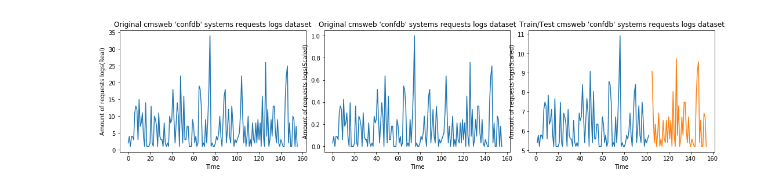
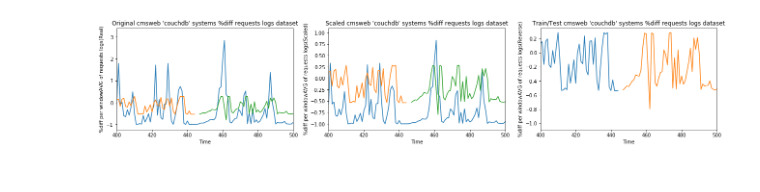
Before and after one commit to operationalintelligence/EmailAlertingSystem, a Jupyter notebook: StreamingNotebook/LSTM.ipynb, the cells around one changed output. Saved outputs shown, nothing was run; the diff lists cells and outputs as text; code cells hidden in the pictures.

Commit message:
:sparkles: update new plot

```diff
--- a/StreamingNotebook/LSTM.ipynb
+++ b/StreamingNotebook/LSTM.ipynb
@@ -65,11 +95,12 @@ alerts_pd=alerts_df.toPandas()
 # %%
 import matplotlib.pyplot as plt
 import pandas as pd
-filter_data=alerts_pd[(alerts_pd.system =='confdb')]
+filter_data=alerts_pd[(alerts_pd.system =='couchdb')]
 # %%
 filter_data.set_index('date', inplace=True)
 # %%
-prep=filter_data[['count']]
+# prep=filter_data[['count']]
+prep=filter_data[['%diff']]
 # print(prep.sort_values(by='date'))
 # %%
 # prep.dropna()
@@ -79,7 +121,7 @@ False
 # %%
 %matplotlib inline
 
-prep_fix=prep.loc['2019-06-27':'2019-07-9']
+prep_fix=prep.loc['2019-07-1 22:00:00':'2019-07-2 21:00:00']
 prep_fix.plot()
 # prep.plot()
 # %% [output]
@@ -100,5 +142,5 @@ np.random.seed(7)
 prep_fix=prep_fix.sort_values("date")
 # %%
 # normalize the dataset
-scaler = MinMaxScaler(feature_range=(0, 1))
+scaler = MinMaxScaler(feature_range=(-1,1))
 dataset = scaler.fit_transform(prep_fix)
@@ -194,39 +237,41 @@ Test Score: 6.20 RMSE
 # %%
 # shift train predictions for plotting
 trainPredictPlot = np.empty_like(dataset)
 trainPredictPlot[:, :] = np.nan
 trainPredictPlot[look_back:len(trainPredict)+look_back, :] = trainPredict
 # shift test predictions for plotting
 testPredictPlot = np.empty_like(dataset)
 testPredictPlot[:, :] = np.nan
 testPredictPlot[len(trainPredict)+(look_back*2)+1:len(dataset)-1, :] = testPredict
 
 # plot baseline and predictions
 
 fig, (ax1, ax2,ax3) = plt.subplots(nrows=1, ncols=3)
 
 ax1.plot(scaler.inverse_transform(dataset))
-ax1.set_title('Original cmsweb \'confdb\' systems requests logs dataset')
-ax1.set_ylabel('Amount of requests logs(Real)')
+ax1.plot(trainPredictPlot)
+ax1.plot(testPredictPlot)
+ax1.set_title('Original cmsweb \'couchdb\' systems %diff requests logs dataset')
+ax1.set_ylabel('%diff per windowAVG of requests logs(Real)')
 ax1.set_xlabel('Time')
-# plt.subplot(1, 2, 1)
-# ax1.plot(scaler.inverse_transform(dataset))
+
 ax2.plot(dataset)
-ax2.set_title('Original cmsweb \'confdb\' systems requests logs dataset')
-ax2.set_ylabel('Amount of requests logs(Scaled)')
+ax2.plot(trainPredictPlot)
+ax2.plot(testPredictPlot)
+ax2.set_title('Scaled cmsweb \'couchdb\' systems %diff requests logs dataset')
+ax2.set_ylabel('%diff per windowAVG of requests logs(Scaled)')
 ax2.set_xlabel('Time')
 
-# plt.subplot(1, 2, 2)
 ax3.plot(trainPredictPlot)
 ax3.plot(testPredictPlot)
-ax3.set_title('Train/Test cmsweb \'confdb\' systems requests logs dataset')
-ax3.set_ylabel('Amount of requests logs(Scaled)')
+ax3.set_title('Train/Test cmsweb \'couchdb\' systems %diff requests logs dataset')
+ax3.set_ylabel('%diff per windowAVG of requests logs(Reverse)')
 ax3.set_xlabel('Time')
 
-plt.subplots_adjust(bottom=0.15,right = 2.5, wspace=0.1)
+plt.subplots_adjust(bottom=0.15,right = 3, wspace=0.2)
 plt.show()
 # %% [output]
-[figure, old version]
+[figure, new version]
 # %%
 prep_fix.plot()
 # %% [output]
```
Also changed, not shown: parts of 26 cells of this notebook.
